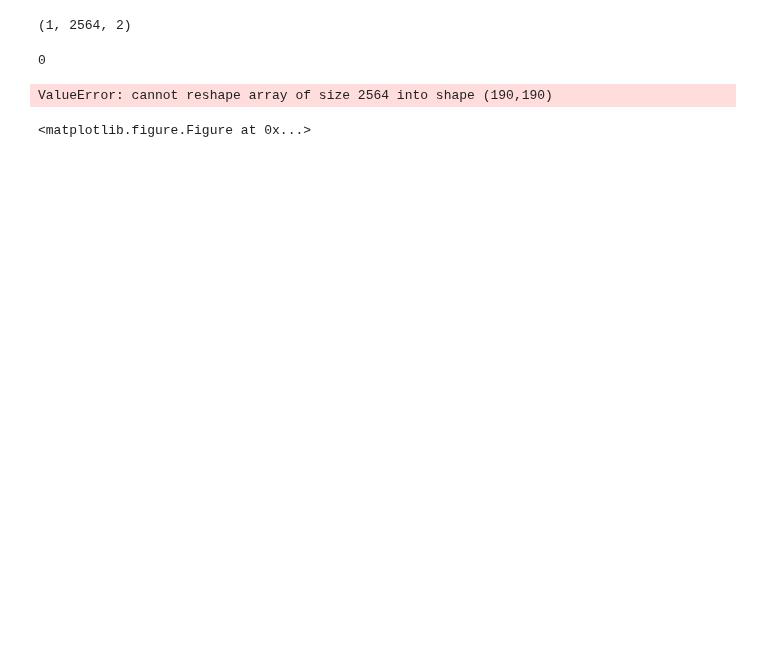
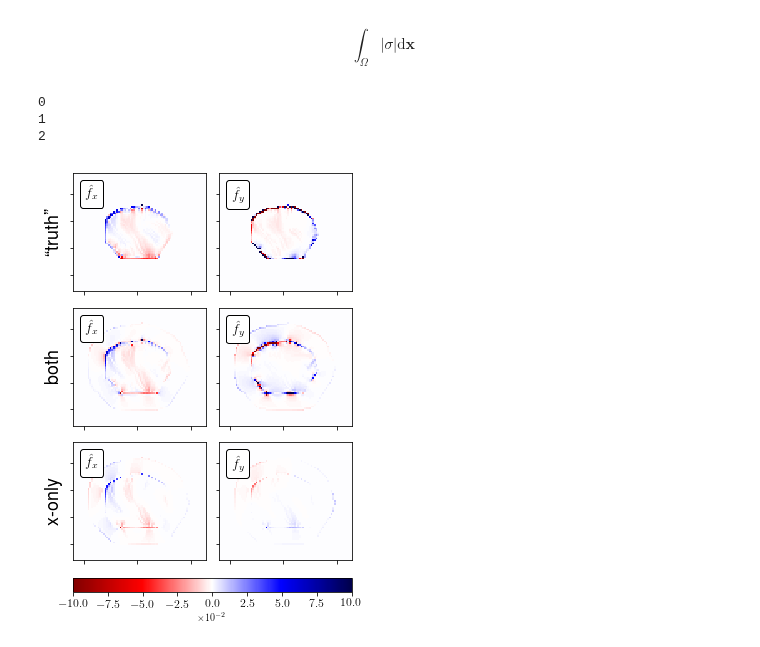
Before and after one commit to jcalifornia/tractionforce, a Jupyter notebook: paper/numerics/unidata/fig11.ipynb, the cells around one changed output. Saved outputs shown, nothing was run; the diff lists cells and outputs as text; code cells hidden in the pictures; blank space fills up the shorter version.

```diff
--- a/paper/numerics/unidata/fig11.ipynb
+++ b/paper/numerics/unidata/fig11.ipynb
@@ -36,6 +96,10 @@ Populating the interactive namespace from numpy and matplotlib
+# %% [markdown]
+$$
+\int_\Omega \vert \sigma \vert \mathrm{d}\mathbf{x}
+$$
 # %%
-results_1 = pickle.load(gzip.open('../results/isotropic_L1_synthetic_results_x_expanded.gz', 'rb'))
+results_3 = pickle.load(gzip.open('../results/isotropic_L1_synthetic_results_x_expanded.gz', 'rb'))
 results_2 = pickle.load(gzip.open('../results/isotropic_L1_synthetic_results_expanded.gz', 'rb'))
-results_3 = pickle.load(gzip.open('../results/anisotropic_L1_results.gz','rb'))
+results_1 = pickle.load(gzip.open('../results/anisotropic_L1_results.gz','rb'))
 results = [results_1, results_2, results_3]
-labels = ["x-only","both", "truth"]
+labels = [r"``truth''","both","x-only"]
@@ -65,9 +106,19 @@ for j in range(3):
-# %%
-results[1][best[1]][0].shape
-# %% [output]
-(1, 2564, 2)
+# %%
+def extractn(inlist,n):
+    try:
+        return inlist[n]
+    except:
+        return None
+
+x_1 = results[0][-1][0]
+y_1 = results[0][-1][1]
+for rel in results: del(rel[-1])
+x_min, x_max = 69.974999999999994, 133.72999999999999
+y_min, y_max = 139.94999999999999, 189.71000000000001
+
+best = [ 4, 43,39]
 # %%
-fig = plt.figure(figsize=(5,9))
+fig = plt.figure(figsize=(5,8))
 #fig = plt.figure()
 maxmagnitude = 10
 gs0 = gridspec.GridSpec(3,1, hspace = 0.1,wspace=0.1)
@@ -77,7 +128,6 @@ gs_j_innergrids = []
 ax = []
 im = []
 
-labels = ["expanded", "original"]
 
 for j in range(3):
     print(j)
@@ -86,15 +136,22 @@ for j in range(3):
                   hspace = 0.1,wspace=0.1)]
                 #height_ratios = [1,1,1,1,1,1,1])]
 
-    Fx = results[j][best[j]][0][0][:,0].reshape((len(x_1),len(y_1))).transpose()
-    Fy = results[j][best[j]][0][0][:,1].reshape((len(x_1),len(y_1))).transpose()
+    s_x = np.zeros(coords.shape[0])
+    s_y = np.zeros(coords.shape[0])
+
+    try:
+        s_x[condition_inside] = results[j][best[j]][0][0][:,0] * 1e2
+        s_y[condition_inside] = results[j][best[j]][0][0][:,1] * 1e2
+    except:
+        s_x = results[j][best[j]][0][:,0] * 1e2
+        s_y = results[j][best[j]][0][:,1] * 1e2
     # form a new 2x1 subplot of the results
 
     ax += [plt.Subplot(fig, gs_j[j][0,0])]
     fig.add_subplot(ax[-1])
 
-    ax[-1].set_xlim((x_min - 15, x_max + 15))
-    ax[-1].set_ylim((y_min - 15, y_max + 25))
+    ax[-1].set_xlim((x_min - 30, x_max + 30))
+    ax[-1].set_ylim((y_min - 30, y_max + 30))
     #ax[-1].set_ylabel(labels[j],fontsize=18)
     ax[-1].set_yticklabels([])
     ax[-1].set_xticklabels([])
@@ -108,45 +165,46 @@ for j in range(3):
                   )
     at.patch.set_boxstyle("round,pad=0.,rounding_size=0.2")
     ax[-1].add_artist(at)
 
-    z = np.ma.masked_array(Fx, np.abs(Fx) < 1e-6)
-    im += [ax[-1].pcolormesh(x_1,y_1,z*1e2, rasterized = True,
-                        cmap='seismic_r',vmax = maxmagnitude , vmin=-maxmagnitude )]
+    z = np.ma.masked_array(s_x, np.abs(s_x) < 1e-6)
+    im += [ax[-1].pcolormesh(x_obs_positions,y_obs_positions,s_x.reshape((len(y_obs_positions),len(x_obs_positions))).T,
+                           cmap='seismic_r',vmax = maxmagnitude, vmin=-maxmagnitude)]
 
     im[-1].axes.set_aspect('equal')
 
     ax += [plt.Subplot(fig, gs_j[j][0,1])]
     fig.add_subplot(ax[-1])
 
-    ax[-1].set_xlim((x_min - 15, x_max + 15))
-    ax[-1].set_ylim((y_min - 15, y_max + 25))
+    ax[-1].set_xlim((x_min - 30, x_max + 30))
+    ax[-1].set_ylim((y_min - 30, y_max + 30))
     ax[-1].set_yticklabels([])
     ax[-1].set_xticklabels([])
 
     at = AnchoredText("$\hat{f}_{y}$",
                   prop=dict(size=14), frameon=True,
                   loc=2,
                   )
     at.patch.set_boxstyle("round,pad=0.,rounding_size=0.2")
     ax[-1].add_artist(at)
 
-    z = np.ma.masked_array(Fy, np.abs(Fy) < 1e-6)
-    im += [ax[-1].pcolormesh(x_1,y_1,z*1e2, rasterized= True,
-                        cmap='seismic_r',vmax = maxmagnitude , vmin=-maxmagnitude)]
+    z = np.ma.masked_array(s_y, np.abs(s_y) < 1e-6)
+    im += [ax[-1].pcolormesh(x_obs_positions,y_obs_positions,s_y.reshape((len(y_obs_positions),len(x_obs_positions))).T,
+                           cmap='seismic_r',vmax = maxmagnitude, vmin=-maxmagnitude)]
 
     im[-1].axes.set_aspect('equal')
 
 #ax[0].text(100,220,r"Unconstrained",fontsize=20)
 #ax[2].text(120,220,r"Constrained",fontsize=20)
 
 cb = fig.colorbar(im[0], ax = ax, fraction=0.06, pad=0.04, orientation='horizontal')
-cb.ax.tick_params(labelsize=16)
-cb.set_label(label=r"$\times 10^{-5}$")
+cb.ax.tick_params(labelsize=12)
+cb.set_label(label=r"$\times 10^{-2}$")
 
-#plt.savefig("../../figures/fig11.pdf",bbox_inches='tight',
-#               transparent=True,
-#               pad_inches=0.15, dpi=400)
+plt.savefig("../../figures/fig11.pdf",bbox_inches='tight',
+               transparent=True,
+               pad_inches=0.15, dpi=400)
 # %% [output]
 0
+1
+2
-ValueError: cannot reshape array of size 2564 into shape (190,190)
-<matplotlib.figure.Figure at 0x...>
+[figure, added]
```
Also changed, not shown: parts of 6 cells of this notebook, 9 other files.
